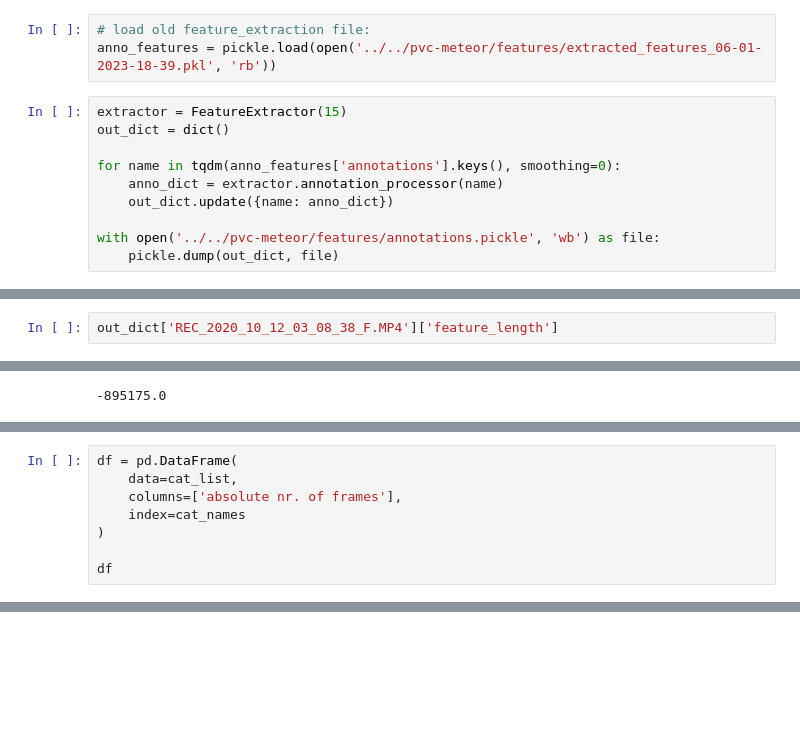
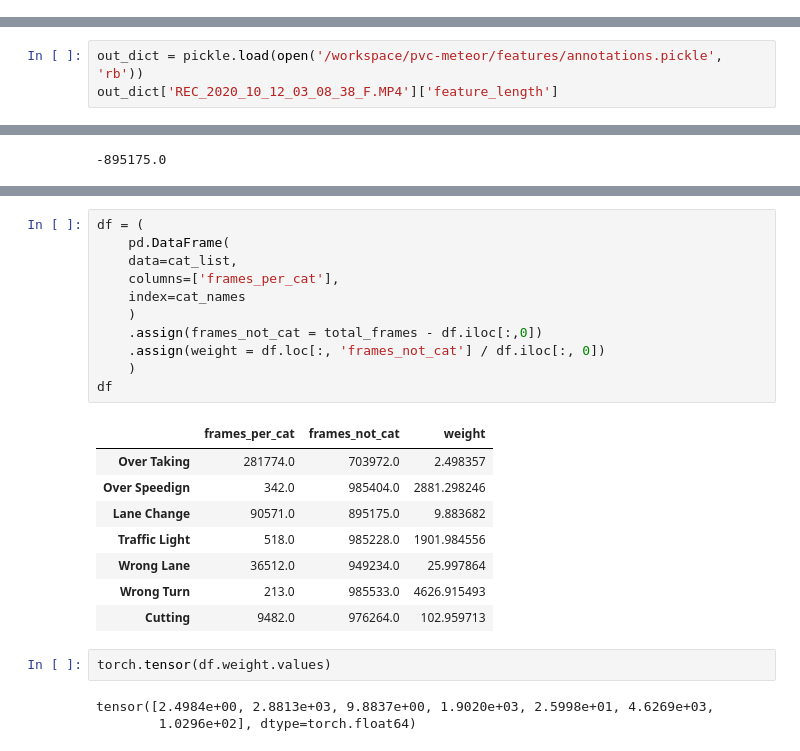
Before and after one commit to unofficial-Jona/assessing_ADB, a Jupyter notebook: dataset_analysis.ipynb, the cells around one changed output, grey strips where cells are left out. Drawn from its saved outputs; the diff is of its cells as text; blank space fills up the shorter version.

```diff
--- a/dataset_analysis.ipynb
+++ b/dataset_analysis.ipynb
@@ -7,21 +8,9 @@ from tqdm import tqdm
 
 from feature_extractor import FeatureExtractor
-# %%
-# load old feature_extraction file:
-anno_features = pickle.load(open('../../pvc-meteor/features/extracted_features_06-01-2023-18-39.pkl', 'rb'))
-# %%
-extractor = FeatureExtractor(15)
-out_dict = dict()
-
-for name in tqdm(anno_features['annotations'].keys(), smoothing=0):
-    anno_dict = extractor.annotation_processor(name)
-    out_dict.update({name: anno_dict})
-
-with open('../../pvc-meteor/features/annotations.pickle', 'wb') as file:
-    pickle.dump(out_dict, file)
 # %% [markdown]
 ## get label distribution
 # %%
+out_dict = pickle.load(open('/workspace/pvc-meteor/features/annotations.pickle', 'rb'))
 out_dict['REC_2020_10_12_03_08_38_F.MP4']['feature_length']
 # %% [output]
 104
@@ -50,9 +42,2 @@ cat_names = ['Over Taking', 'Over Speedign', 'Lane Change', 'Traffic Light', 'Wr
 # %%
-df = pd.DataFrame(
-    data=cat_list,
-    columns=['absolute nr. of frames'],
-    index=cat_names
-)
-
-df
 # %% [output]
@@ -76,0 +51,25 @@ df
+# %%
+df = (
+    pd.DataFrame(
+    data=cat_list,
+    columns=['frames_per_cat'],
+    index=cat_names
+    )
+    .assign(frames_not_cat = total_frames - df.iloc[:,0])
+    .assign(weight = df.loc[:, 'frames_not_cat'] / df.iloc[:, 0])
+    )
+df
+# %% [output]
+|  | frames_per_cat | frames_not_cat | weight |
+| Over Taking | 281774.0 | 703972.0 | 2.498357 |
+| Over Speedign | 342.0 | 985404.0 | 2881.298246 |
+| Lane Change | 90571.0 | 895175.0 | 9.883682 |
+| Traffic Light | 518.0 | 985228.0 | 1901.984556 |
+| Wrong Lane | 36512.0 | 949234.0 | 25.997864 |
+| Wrong Turn | 213.0 | 985533.0 | 4626.915493 |
+| Cutting | 9482.0 | 976264.0 | 102.959713 |
+# %%
+torch.tensor(df.weight.values)
+# %% [output]
+tensor([2.4984e+00, 2.8813e+03, 9.8837e+00, 1.9020e+03, 2.5998e+01, 4.6269e+03,
+        1.0296e+02], dtype=torch.float64)
```
Also changed, not shown: parts of 9 cells of this notebook, 1 other file.
